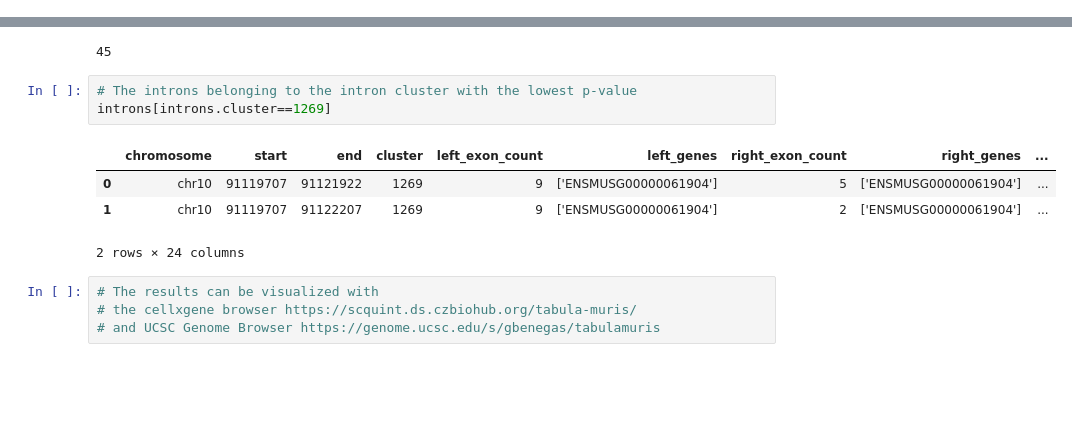
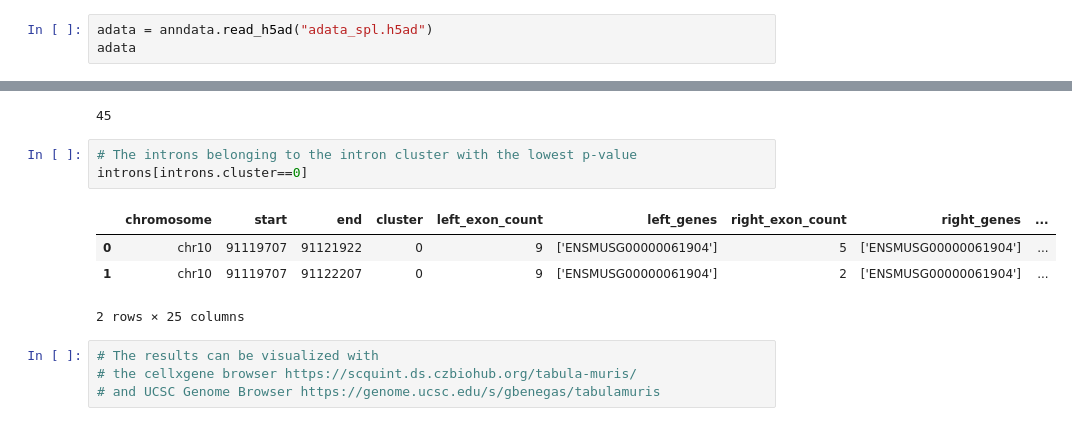
Before and after one commit to songlab-cal/scquint, a Jupyter notebook: differential_splicing_example.ipynb, the cells around one changed output, grey strips where cells are left out. Drawn from its saved outputs; the diff is of its cells as text; blank space fills up the shorter version.

```diff
--- a/differential_splicing_example.ipynb
+++ b/differential_splicing_example.ipynb
@@ -14,0 +46,3 @@ AnnData object with n_obs × n_vars = 44518 × 29965
+# %%
+adata = anndata.read_h5ad("adata_spl.h5ad")
+adata
@@ -84,12 +122,12 @@ introns.head()
 45
 # %%
 # The introns belonging to the intron cluster with the lowest p-value
-introns[introns.cluster==1269]
+introns[introns.cluster==0]
 # %% [output]
 |  | chromosome | start | end | cluster | left_exon_count | left_genes | right_exon_count | right_genes | ... |
-| 0 | chr10 | 91119707 | 91121922 | 1269 | 9 | ['ENSMUSG00000061904'] | 5 | ['ENSMUSG00000061904'] | ... |
-| 1 | chr10 | 91119707 | 91122207 | 1269 | 9 | ['ENSMUSG00000061904'] | 2 | ['ENSMUSG00000061904'] | ... |
+| 0 | chr10 | 91119707 | 91121922 | 0 | 9 | ['ENSMUSG00000061904'] | 5 | ['ENSMUSG00000061904'] | ... |
+| 1 | chr10 | 91119707 | 91122207 | 0 | 9 | ['ENSMUSG00000061904'] | 2 | ['ENSMUSG00000061904'] | ... |
-2 rows × 24 columns
+2 rows × 25 columns
 # %%
 # The results can be visualized with
 # the cellxgene browser https://scquint.ds.czbiohub.org/tabula-muris/
```
Also changed, not shown: parts of 7 cells of this notebook, 1 other file.
